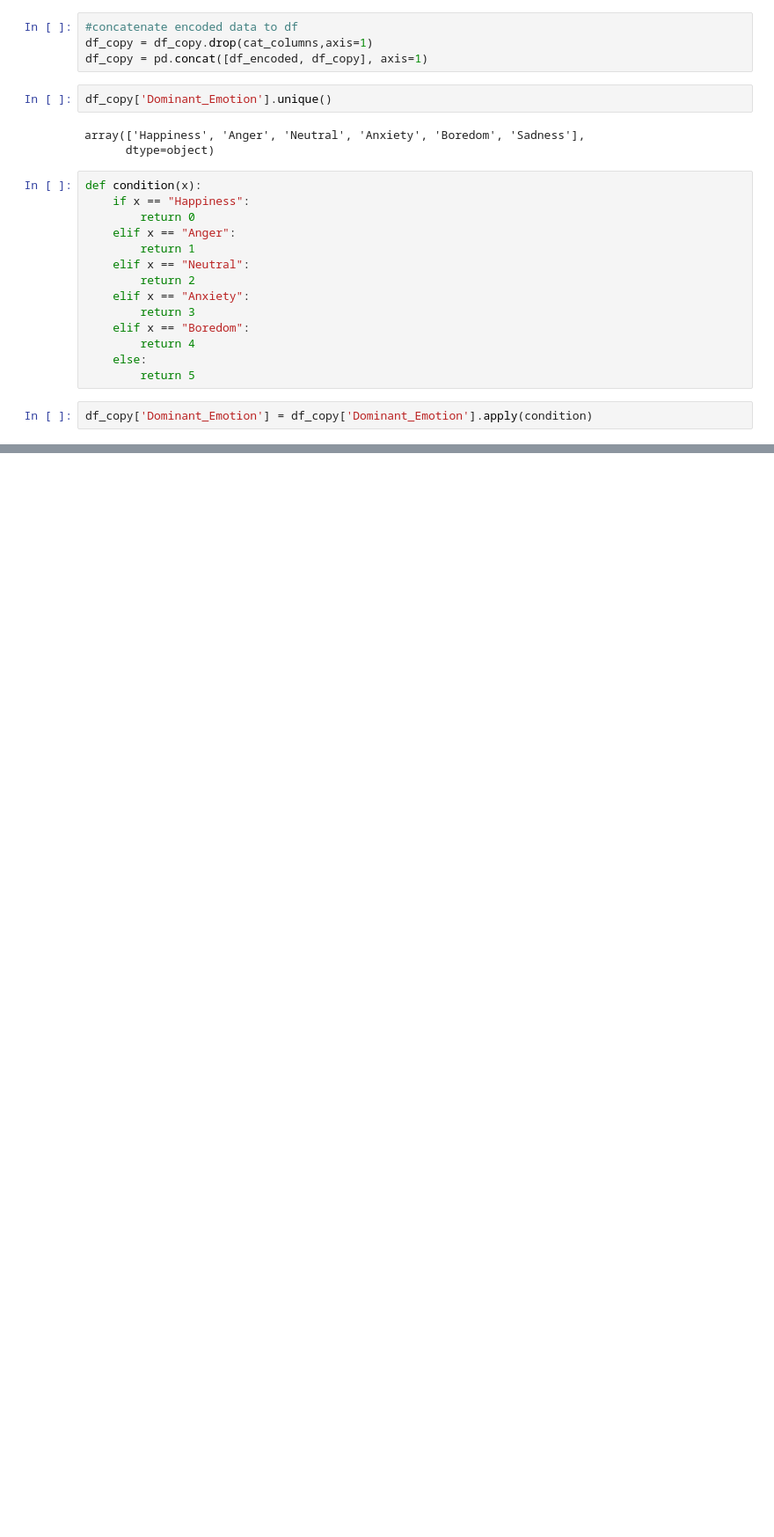
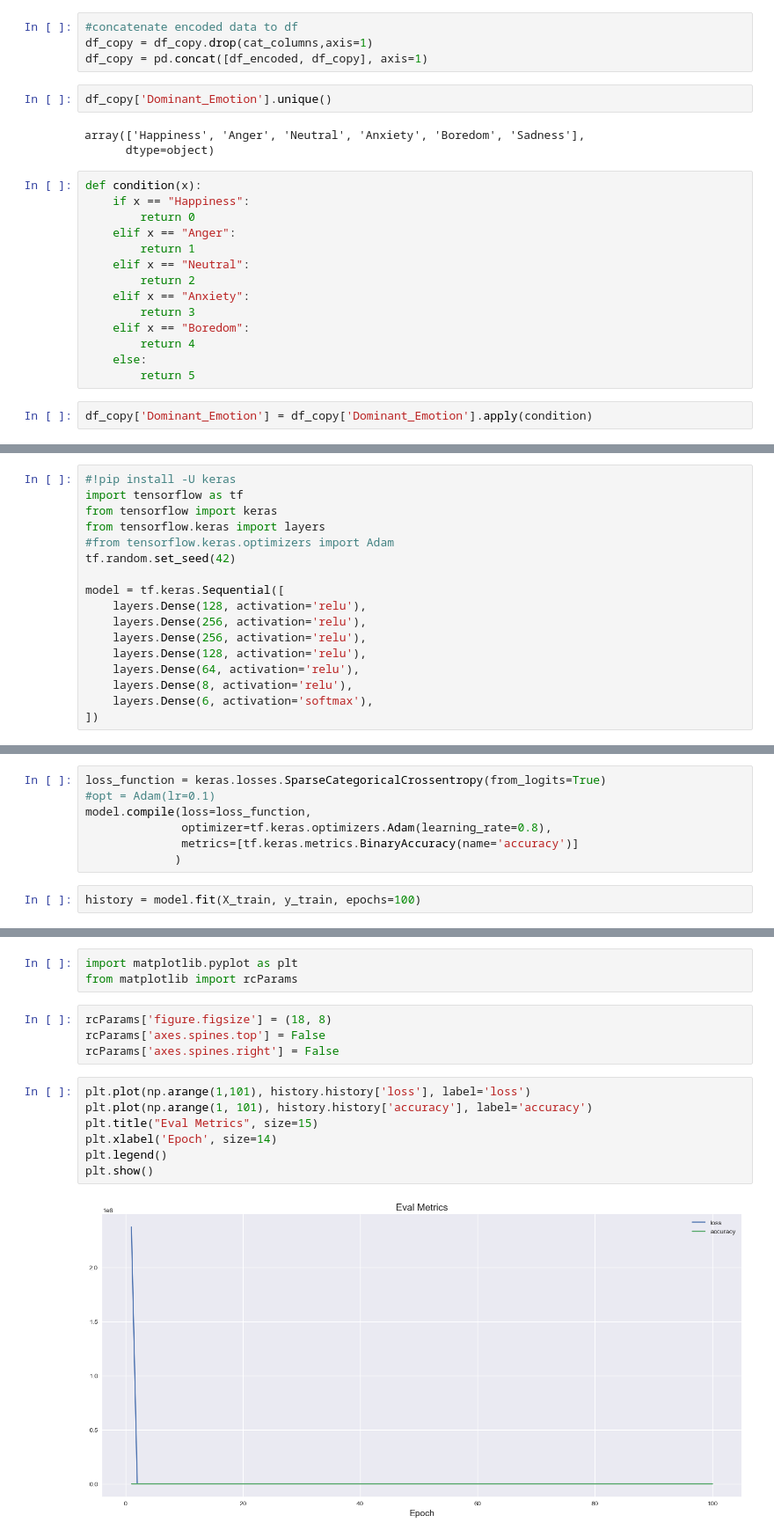
Before and after one commit to NyasaLuharuka/socialMedia, a Jupyter notebook: social_media.ipynb, the cells around one changed output, grey strips where cells are left out. Shown at 88% size. Saved outputs shown, nothing was run; the diff lists cells and outputs as text; blank space fills up the shorter version.

Commit message:
neural network and dtc model
increased accuracy by 40% by changing models

```diff
--- a/social_media.ipynb
+++ b/social_media.ipynb
@@ -249,0 +298,17 @@ Shape of df:  (924, 18)
+# %%
+#!pip install -U keras
+import tensorflow as tf
+from tensorflow import keras
+from tensorflow.keras import layers
+#from tensorflow.keras.optimizers import Adam
+tf.random.set_seed(42)
+
+model = tf.keras.Sequential([
+    layers.Dense(128, activation='relu'),
+    layers.Dense(256, activation='relu'),
+    layers.Dense(256, activation='relu'),
+    layers.Dense(128, activation='relu'),
+    layers.Dense(64, activation='relu'),
+    layers.Dense(8, activation='relu'),
+    layers.Dense(6, activation='softmax'),
+])
@@ -249,0 +318,9 @@ Shape of df:  (924, 18)
+# %%
+loss_function = keras.losses.SparseCategoricalCrossentropy(from_logits=True)
+#opt = Adam(lr=0.1)
+model.compile(loss=loss_function,
+              optimizer=tf.keras.optimizers.Adam(learning_rate=0.8),
+              metrics=[tf.keras.metrics.BinaryAccuracy(name='accuracy')]
+             )
+# %%
+history = model.fit(X_train, y_train, epochs=100)
@@ -249,0 +347,16 @@ Shape of df:  (924, 18)
+# %%
+import matplotlib.pyplot as plt
+from matplotlib import rcParams
+# %%
+rcParams['figure.figsize'] = (18, 8)
+rcParams['axes.spines.top'] = False
+rcParams['axes.spines.right'] = False
+# %%
+plt.plot(np.arange(1,101), history.history['loss'], label='loss')
+plt.plot(np.arange(1, 101), history.history['accuracy'], label='accuracy')
+plt.title("Eval Metrics", size=15)
+plt.xlabel('Epoch', size=14)
+plt.legend()
+plt.show()
+# %% [output]
+[figure, added]
```
Also changed, not shown: parts of 24 cells of this notebook.
